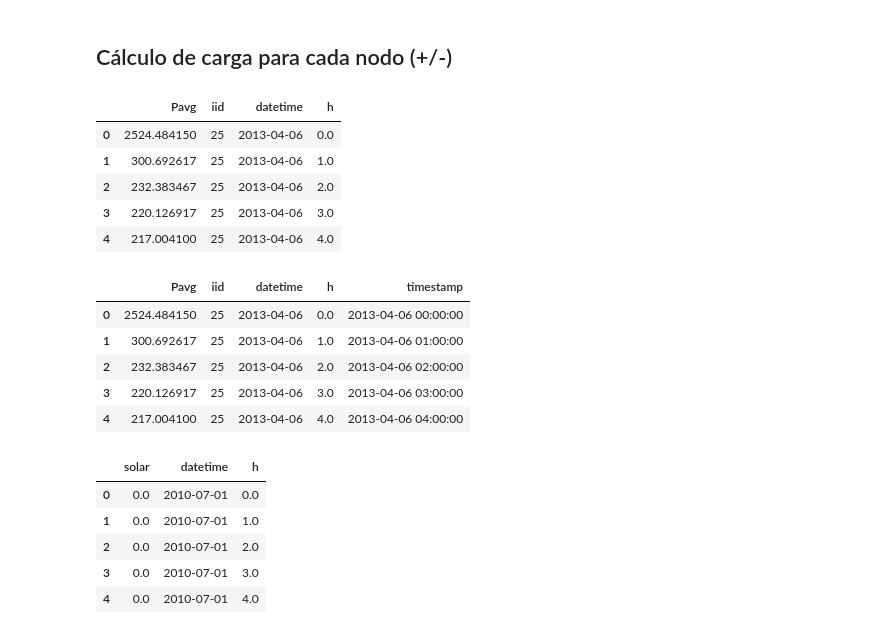
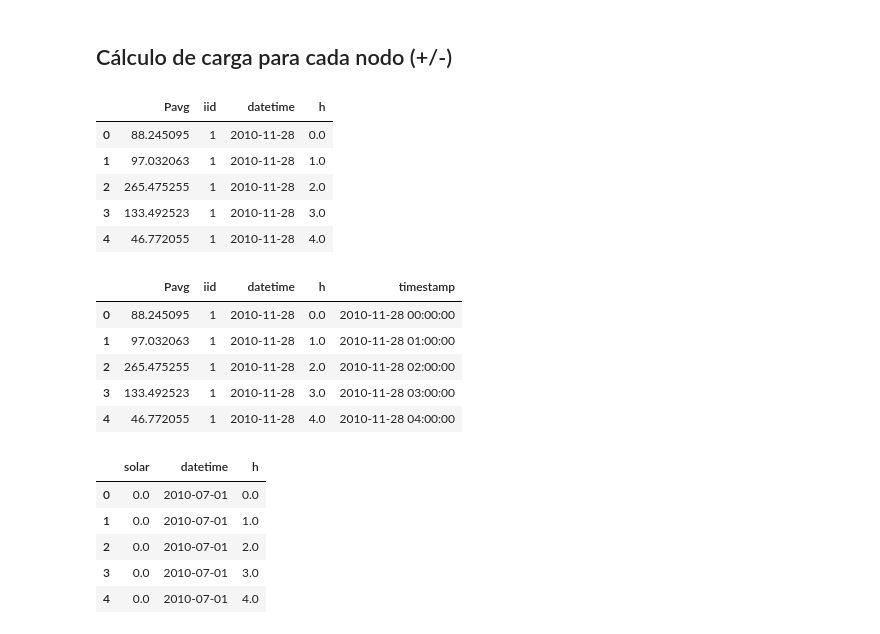
Before and after one commit to PaulaBartolomeMora/TFM, a Jupyter notebook: SustData/power_calc.ipynb, the cells around one changed output. Drawn from its saved outputs; the diff is of its cells as text; code cells hidden in the pictures.

Commit message:
added nodes consumo zipped, tratamiento load

```diff
--- a/SustData/power_calc.ipynb
+++ b/SustData/power_calc.ipynb
@@ -1,28 +1,29 @@
+# %% [markdown]
+## Cálculo de carga para cada nodo (+/-)
 # %%
 import pandas as pd
 import matplotlib.pyplot as plt
-# %% [markdown]
-## Cálculo de carga para cada nodo (+/-)
 # %%
 df_prod = pd.read_csv('dataset/mean_production.csv') #el dataset de producción de sustdata
 df_ref = pd.read_csv('dataset/new_pvwatts_hourly.csv') #el dataset de producción de global
-df_cons = pd.read_csv('results/consum_25.csv') #es el único que está bien, con datos y con columna h
+df_cons = pd.read_csv('dataset/nodes/consum_1.csv') #es el único que está bien, con datos y con columna h
+out = 'dataset/nodes/load_1.csv'
 df_cons.head()
 # %% [output]
 |  | Pavg | iid | datetime | h |
-| 0 | 2524.484150 | 25 | 2013-04-06 | 0.0 |
-| 1 | 300.692617 | 25 | 2013-04-06 | 1.0 |
-| 2 | 232.383467 | 25 | 2013-04-06 | 2.0 |
-| 3 | 220.126917 | 25 | 2013-04-06 | 3.0 |
-| 4 | 217.004100 | 25 | 2013-04-06 | 4.0 |
+| 0 | 88.245095 | 1 | 2010-11-28 | 0.0 |
+| 1 | 97.032063 | 1 | 2010-11-28 | 1.0 |
+| 2 | 265.475255 | 1 | 2010-11-28 | 2.0 |
+| 3 | 133.492523 | 1 | 2010-11-28 | 3.0 |
+| 4 | 46.772055 | 1 | 2010-11-28 | 4.0 |
 # %%
 df_cons['timestamp'] = pd.to_datetime(df_cons['datetime']) + pd.to_timedelta(df_cons['h'], unit='h')
 df_cons.head()
 # %% [output]
 |  | Pavg | iid | datetime | h | timestamp |
-| 0 | 2524.484150 | 25 | 2013-04-06 | 0.0 | 2013-04-06 00:00:00 |
-| 1 | 300.692617 | 25 | 2013-04-06 | 1.0 | 2013-04-06 01:00:00 |
-| 2 | 232.383467 | 25 | 2013-04-06 | 2.0 | 2013-04-06 02:00:00 |
-| 3 | 220.126917 | 25 | 2013-04-06 | 3.0 | 2013-04-06 03:00:00 |
-| 4 | 217.004100 | 25 | 2013-04-06 | 4.0 | 2013-04-06 04:00:00 |
+| 0 | 88.245095 | 1 | 2010-11-28 | 0.0 | 2010-11-28 00:00:00 |
+| 1 | 97.032063 | 1 | 2010-11-28 | 1.0 | 2010-11-28 01:00:00 |
+| 2 | 265.475255 | 1 | 2010-11-28 | 2.0 | 2010-11-28 02:00:00 |
+| 3 | 133.492523 | 1 | 2010-11-28 | 3.0 | 2010-11-28 03:00:00 |
+| 4 | 46.772055 | 1 | 2010-11-28 | 4.0 | 2010-11-28 04:00:00 |
 # %%
```
Also changed, not shown: parts of 30 cells of this notebook, 42 other files.
